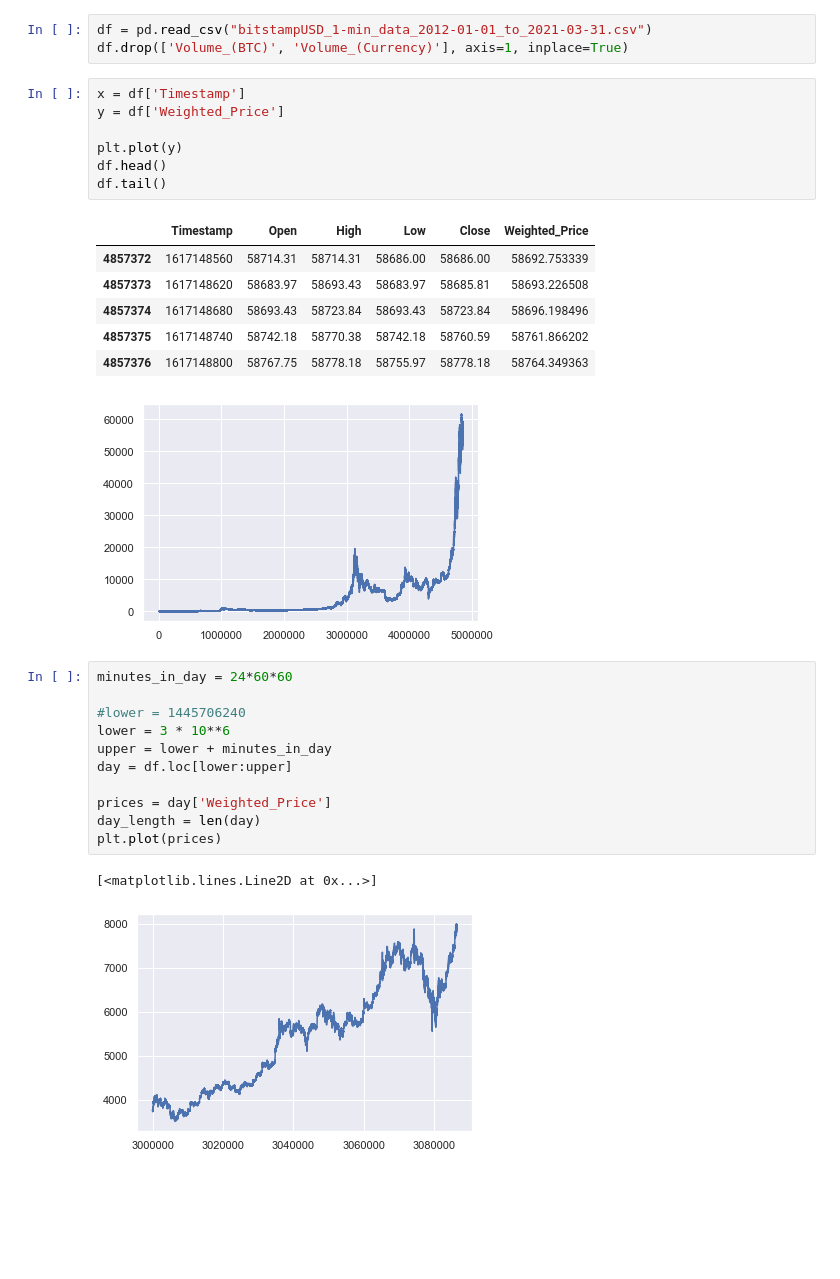
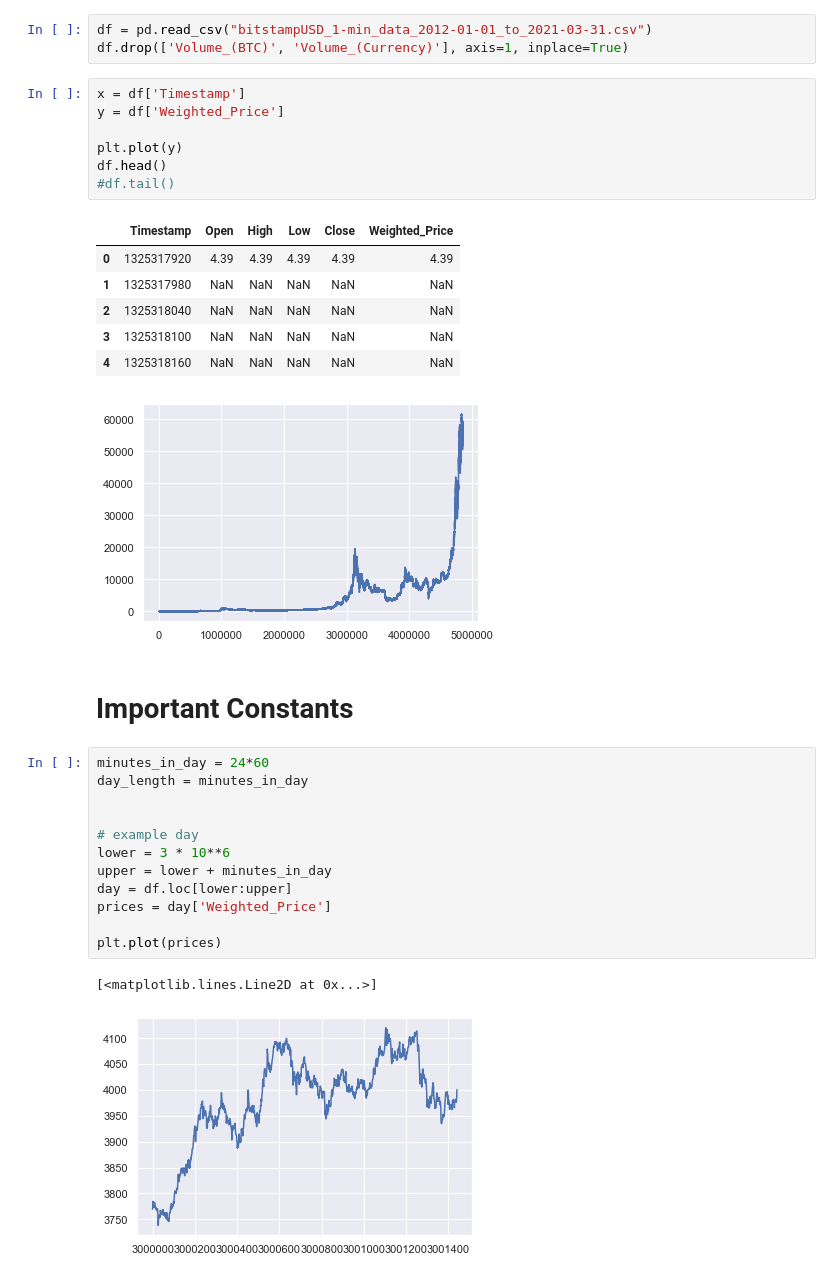
Before and after one commit to wyattgf/crypto-algo-trader, a Jupyter notebook: TradingAlgo.ipynb, the cells around one changed output. Cells and saved outputs as stored; diff of their text form; blank space fills up the shorter version.

```diff
--- a/TradingAlgo.ipynb
+++ b/TradingAlgo.ipynb
@@ -17,26 +20,29 @@ y = df['Weighted_Price']
 
 plt.plot(y)
 df.head()
-df.tail()
+#df.tail()
 # %% [output]
 |  | Timestamp | Open | High | Low | Close | Weighted_Price |
-| 4857372 | 1617148560 | 58714.31 | 58714.31 | 58686.00 | 58686.00 | 58692.753339 |
-| 4857373 | 1617148620 | 58683.97 | 58693.43 | 58683.97 | 58685.81 | 58693.226508 |
-| 4857374 | 1617148680 | 58693.43 | 58723.84 | 58693.43 | 58723.84 | 58696.198496 |
-| 4857375 | 1617148740 | 58742.18 | 58770.38 | 58742.18 | 58760.59 | 58761.866202 |
-| 4857376 | 1617148800 | 58767.75 | 58778.18 | 58755.97 | 58778.18 | 58764.349363 |
+| 0 | 1325317920 | 4.39 | 4.39 | 4.39 | 4.39 | 4.39 |
+| 1 | 1325317980 | NaN | NaN | NaN | NaN | NaN |
+| 2 | 1325318040 | NaN | NaN | NaN | NaN | NaN |
+| 3 | 1325318100 | NaN | NaN | NaN | NaN | NaN |
+| 4 | 1325318160 | NaN | NaN | NaN | NaN | NaN |
 [figure]
+# %% [markdown]
+# Important Constants
 # %%
-minutes_in_day = 24*60*60
+minutes_in_day = 24*60
+day_length = minutes_in_day
 
-#lower = 1445706240
+
+# example day
 lower = 3 * 10**6
 upper = lower + minutes_in_day
 day = df.loc[lower:upper]
+prices = day['Weighted_Price']
 
-prices = day['Weighted_Price']
-day_length = len(day)
 plt.plot(prices)
 # %% [output]
 [<matplotlib.lines.Line2D at 0x...>]
-[figure, old version]
+[figure, new version]
```
Also changed, not shown: parts of 17 cells of this notebook.
